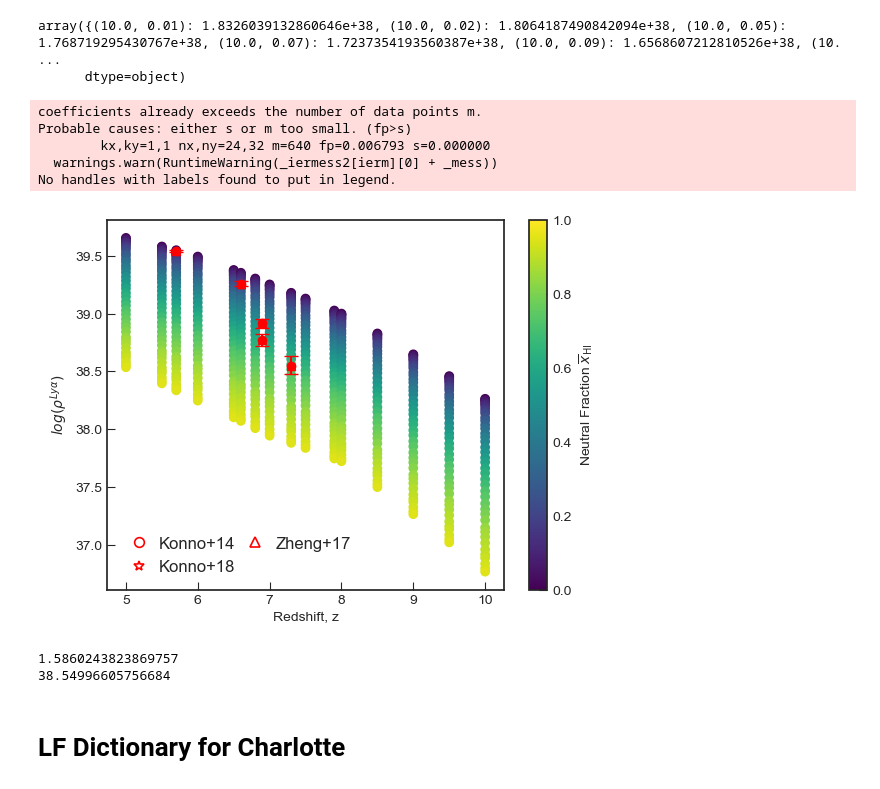
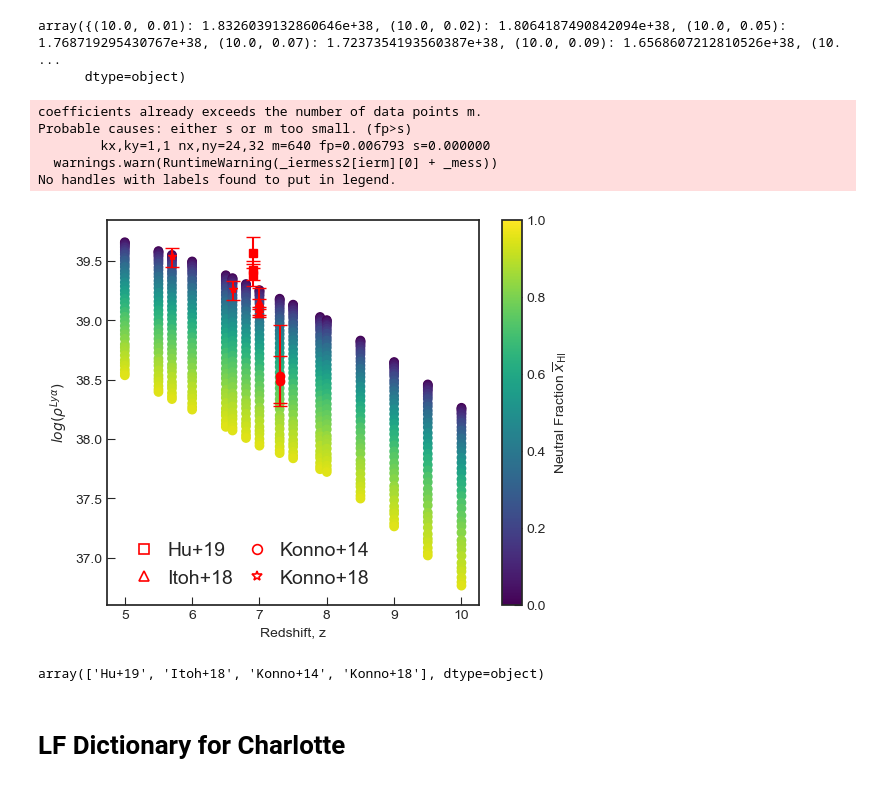
Before and after one commit to amora250/SAO-REU2020, a Jupyter notebook: CODE/Lya LF.ipynb, the cells around one changed output. Cells and saved outputs as stored; diff of their text form; code cells hidden in the pictures.

```diff
--- a/CODE/Lya LF.ipynb
+++ b/CODE/Lya LF.ipynb
@@ -618,51 +660,66 @@ def dict_to_LDplot(p_dict, p_index=0, p_name=r'$log(\rho^{Ly\alpha})$', cmap='vi
     # correct interpolated values which go to xHI=0 when they shouldn't be
     new_xHI[new_xHI == 0.] = np.nan
 
+
+    plt.figure(figsize=(6,5))
     #Legend for references
 #     markers = ['s', 'o', 'd', '^', '>', 'v', 'p','*','<','D']
-    markers = ['o', '*', '^']
+    markers = ['s','^', 'o', '*']
     markers_all = np.chararray(len(LD_tab['z']))
     ref_handles = []
     for i, ref in enumerate(np.unique(LD_tab['ref'])):
         refs_select = np.where(LD_tab['ref'] == ref)
         markers_all[refs_select] = markers[i]
         ref_handles.append(mlines.Line2D([], [], color='None', markeredgecolor='red', marker=markers[i],
                               markeredgewidth=1.2, markersize=7, label=ref))
-        plt.plot(LD_tab['z'], LD_tab['log(LD)'], marker = markers[i],lw = 0,color = 'red')
+
+
+
+    leg = plt.legend(handles=ref_handles, loc=('lower left'), fontsize=14,
+                 frameon=False,
+                 columnspacing=0.2, handletextpad=0.2, ncol=2)
+    plt.gca().add_artist(leg)
+
+    if np.where(np.unique(LD_tab['ref']) == 'Hu+19')[0][0] == 0:
+        plt.plot(LD_tab['z'][2:5], LD_tab['log(LD)'][2:5], marker = 's',lw = 0,color = 'red')
+    if np.where(np.unique(LD_tab['ref']) == 'Itoh+18')[0][0] == 1:
+        plt.plot(LD_tab['z'][5:8], LD_tab['log(LD)'][5:8], marker = '^',lw = 0,color = 'red')
+    if np.where(np.unique(LD_tab['ref']) == 'Konno+14')[0][0] == 2:
+        plt.plot(LD_tab['z'][8:], LD_tab['log(LD)'][8:], marker = 'o',lw = 0,color = 'red')
+    if np.where(np.unique(LD_tab['ref']) == 'Konno+18')[0][0] == 3:
+        plt.plot(LD_tab['z'][:2], LD_tab['log(LD)'][:2], marker = '*',lw = 0,color = 'red')
+
+
 
     plt.errorbar(LD_tab['z'], LD_tab['log(LD)'],yerr=LDyerror, fmt = ' ',capsize=5, color='red')
     plt.scatter(z_all, np.log10(p_values), c=xHI_all, cmap=cmap, vmin=0, vmax=1.)
 
-    leg = plt.legend(handles=ref_handles, loc=('lower left'), fontsize=12,
-                 frameon=False,
-                 columnspacing=0.2, handletextpad=0.2, ncol=2)
-    plt.gca().add_artist(leg)
-
-
-#     plt.figure(figsize=(4.6,4))
-#     plt.errorbar(LD_tab['z'], LD_tab['log(LD)'],yerr=LDyerror, fmt = ' ',capsize=5, color='red')
-#     plt.scatter(z_all, np.log10(p_values), c=xHI_all, cmap=cmap, vmin=0, vmax=1.)
     plt.colorbar(label='Neutral Fraction $\overline{x}_\mathrm{HI}$')
     plt.legend()
     plt.xlabel('Redshift, z')
     plt.ylabel(p_name)
 #     plt.savefig('LD.pdf', bbox_inches='tight')
 #     plt.show()
     return
 dict_to_LDplot(p_dict=LD_dict, p_index=0)
 # %% [output]
 coefficients already exceeds the number of data points m.
 Probable causes: either s or m too small. (fp>s)
         kx,ky=1,1 nx,ny=24,32 m=640 fp=0.006793 s=0.000000
   warnings.warn(RuntimeWarning(_iermess2[ierm][0] + _mess))
 No handles with labels found to put in legend.
-[figure, old version]
+[figure, new version]
-# %%
-print(np.log10(38.55))
-print(10**1.586024)
-# %% [output]
-1.5860243823869757
-38.54996605756684
+# %%
+# if np.where(np.unique(LD_tab['ref']) == 'Konno+18')[0][0] == 1:
+#     plt.plot(LD_tab['z'][:2], LD_tab['log(LD)'][:2], marker = 'o',lw = 0,color = 'red')
+# if np.where(np.unique(LD_tab['ref']) == 'Zheng+17')[0][0] == 2:
+#     plt.plot(LD_tab['z'][2:4], LD_tab['log(LD)'][2:4], marker = '*',lw = 0,color = 'red')
+# if np.where(np.unique(LD_tab['ref']) == 'Konno+14')[0][0] == 0:
+#     plt.plot(LD_tab['z'][4], LD_tab['log(LD)'][4], marker = '^',lw = 0,color = 'red')
+
+np.unique(LD_tab['ref'])
+# %% [output]
+array(['Hu+19', 'Itoh+18', 'Konno+14', 'Konno+18'], dtype=object)
 # %% [markdown]
 # LF Dictionary for Charlotte
 # %%
```
Also changed, not shown: parts of 9 cells of this notebook, 2 other files.
